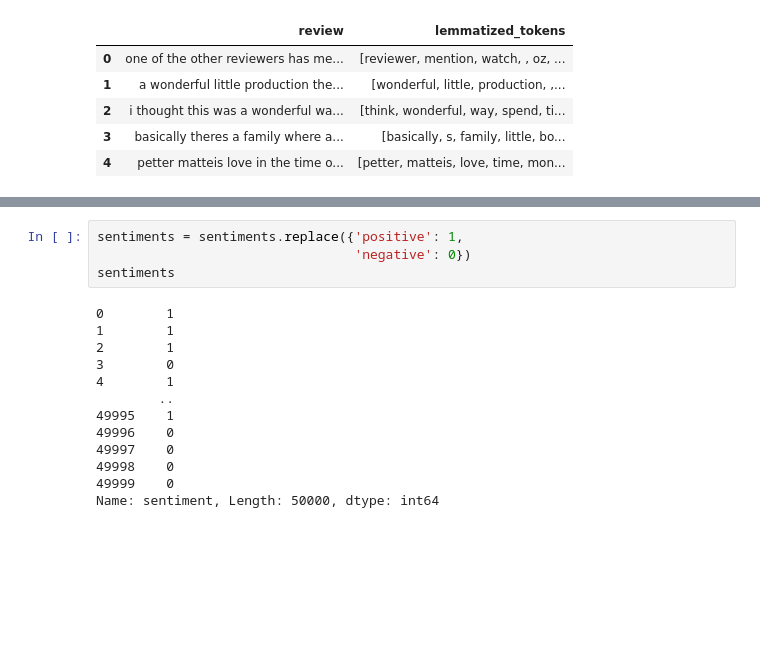
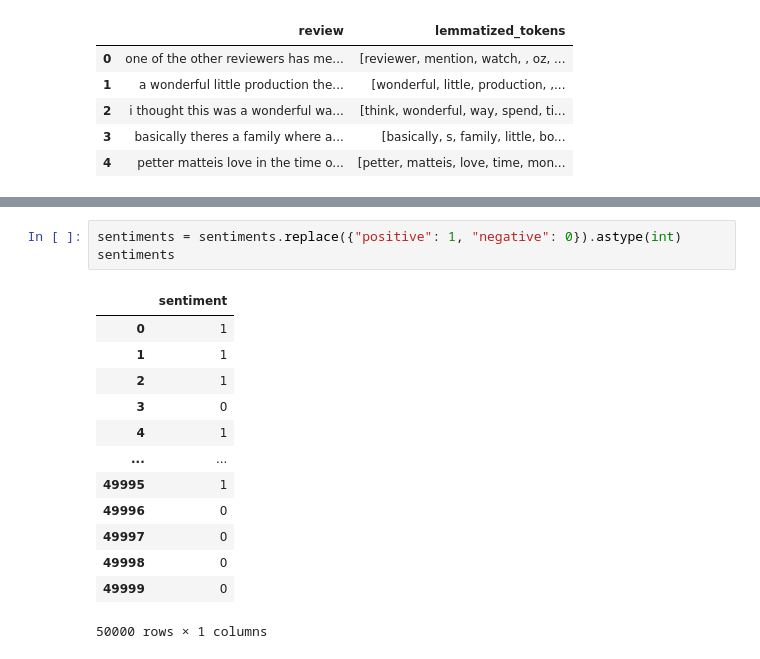
Before and after one commit to parsamhb82/IMDb_Sentiment_Analysis_Project, a Jupyter notebook: imdb_sentiment_analysis.ipynb, the cells around one changed output, grey strips where cells are left out. Saved outputs shown, nothing was run; the diff lists cells and outputs as text; blank space fills up the shorter version.

```diff
--- a/imdb_sentiment_analysis.ipynb
+++ b/imdb_sentiment_analysis.ipynb
@@ -85,17 +112,17 @@ final_tokens = reviews["final_tokens"]
 # %%
-sentiments = sentiments.replace({'positive': 1,
-                                 'negative': 0})
+sentiments = sentiments.replace({"positive": 1, "negative": 0}).astype(int)
 sentiments
 # %% [output]
+|  | sentiment |
+| 0 | 1 |
+| 1 | 1 |
+| 2 | 1 |
+| 3 | 0 |
+| 4 | 1 |
+| ... | ... |
+| 49995 | 1 |
+| 49996 | 0 |
+| 49997 | 0 |
+| 49998 | 0 |
+| 49999 | 0 |
-0        1
-1        1
-2        1
-3        0
-4        1
-        ..
-49995    1
-49996    0
-49997    0
-49998    0
-49999    0
-Name: sentiment, Length: 50000, dtype: int64
+50000 rows × 1 columns
```
Also changed, not shown: parts of 33 cells of this notebook.
